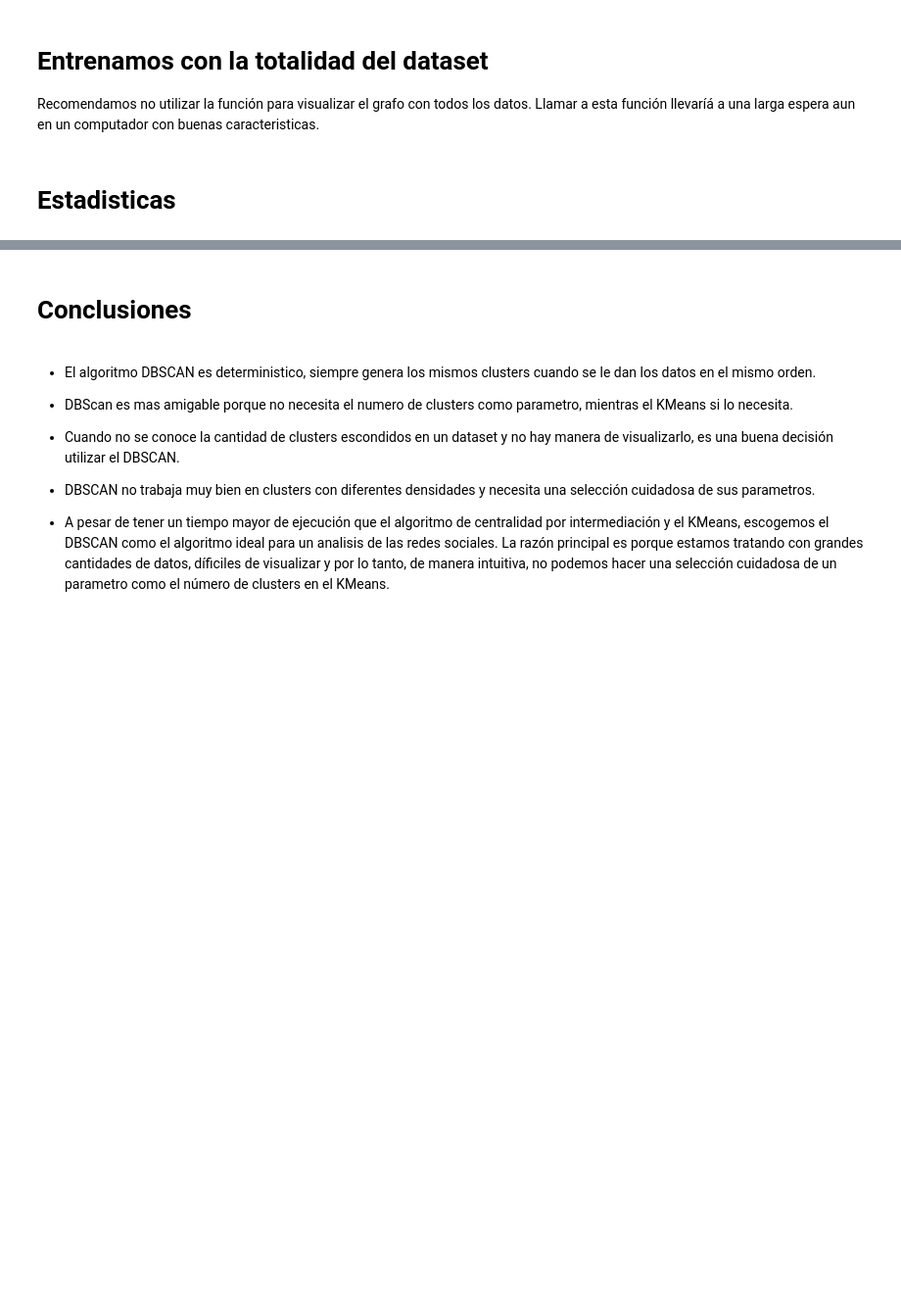
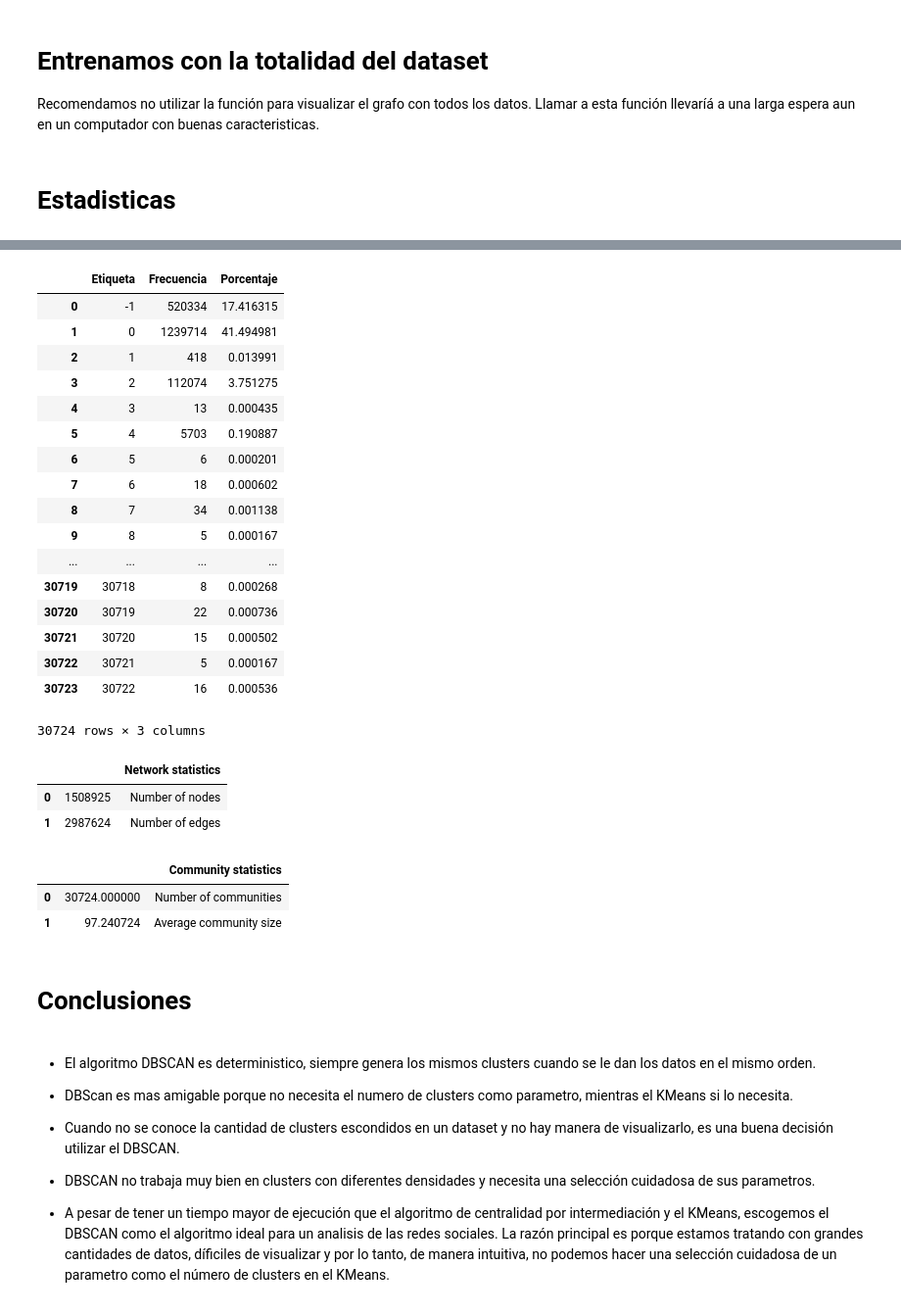
Before and after one commit to estudiantepythonudi/Analisis-Red-Social-Youtube, a Jupyter notebook: DBSCAN.ipynb, the cells around one changed output, grey strips where cells are left out. Shown at 98% size. Cells and saved outputs as stored; diff of their text form; code cells hidden in the pictures; blank space fills up the shorter version.

```diff
--- a/DBSCAN.ipynb
+++ b/DBSCAN.ipynb
@@ -166,3 +161,46 @@ ax[1].axis('equal');
+# %%
+pd.DataFrame({
+    'Etiqueta': pd.Series(np.unique(all_labels)),
+    'Frecuencia': pd.Series(frec),
+    'Porcentaje': pd.Series(100.0*frec/len(all_labels))
+})
+# %% [output]
+|  | Etiqueta | Frecuencia | Porcentaje |
+| 0 | -1 | 520334 | 17.416315 |
+| 1 | 0 | 1239714 | 41.494981 |
+| 2 | 1 | 418 | 0.013991 |
+| 3 | 2 | 112074 | 3.751275 |
+| 4 | 3 | 13 | 0.000435 |
+| 5 | 4 | 5703 | 0.190887 |
+| 6 | 5 | 6 | 0.000201 |
+| 7 | 6 | 18 | 0.000602 |
+| 8 | 7 | 34 | 0.001138 |
+| 9 | 8 | 5 | 0.000167 |
+| ... | ... | ... | ... |
+| 30719 | 30718 | 8 | 0.000268 |
+| 30720 | 30719 | 22 | 0.000736 |
+| 30721 | 30720 | 15 | 0.000502 |
+| 30722 | 30721 | 5 | 0.000167 |
+| 30723 | 30722 | 16 | 0.000536 |
+30724 rows × 3 columns
+# %%
+pd.DataFrame({
+    'Network statistics': pd.Series(["Number of nodes", "Number of edges"]),
+    '': pd.Series([len(np.unique(dbscan_data)), len(dbscan_data)])
+})
+# %% [output]
+|  |  | Network statistics |
+| 0 | 1508925 | Number of nodes |
+| 1 | 2987624 | Number of edges |
+# %%
+pd.DataFrame({
+    'Community statistics': pd.Series(["Number of communities", "Average community size"]),
+    '': pd.Series([len(np.unique(all_labels)), np.mean(frec)])
+})
+# %% [output]
+|  |  | Community statistics |
+| 0 | 30724.000000 | Number of communities |
+| 1 | 97.240724 | Average community size |
 # %% [markdown]
 # Conclusiones
 # %% [markdown]
```
Also changed, not shown: parts of 3 cells of this notebook, 1 other file.
